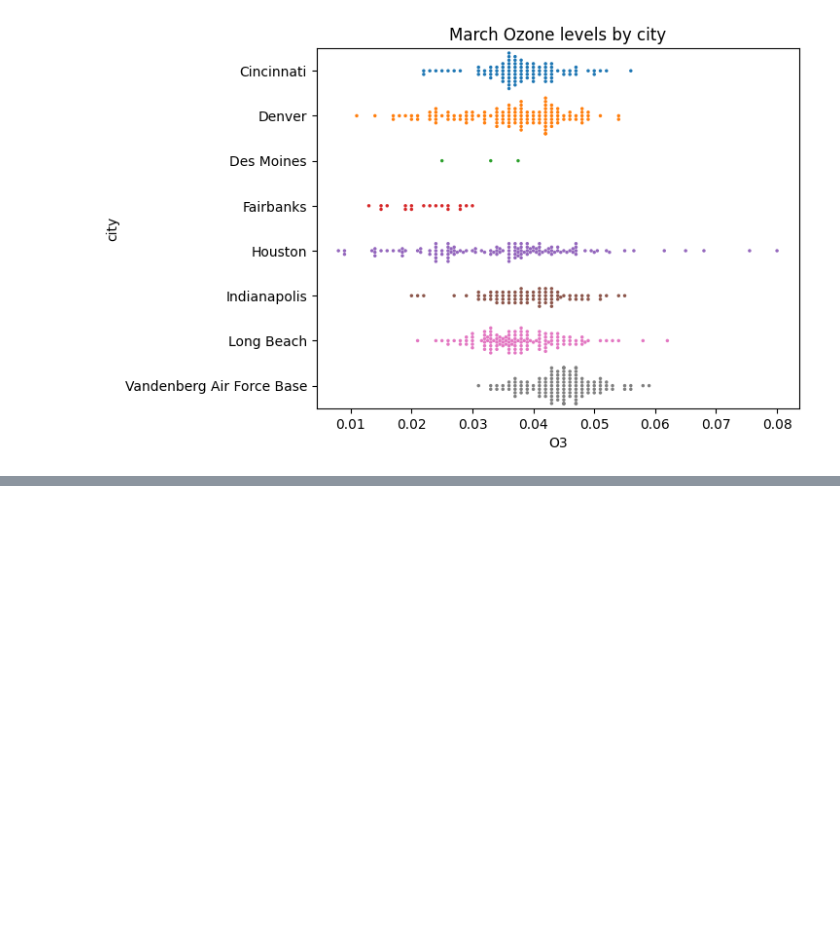
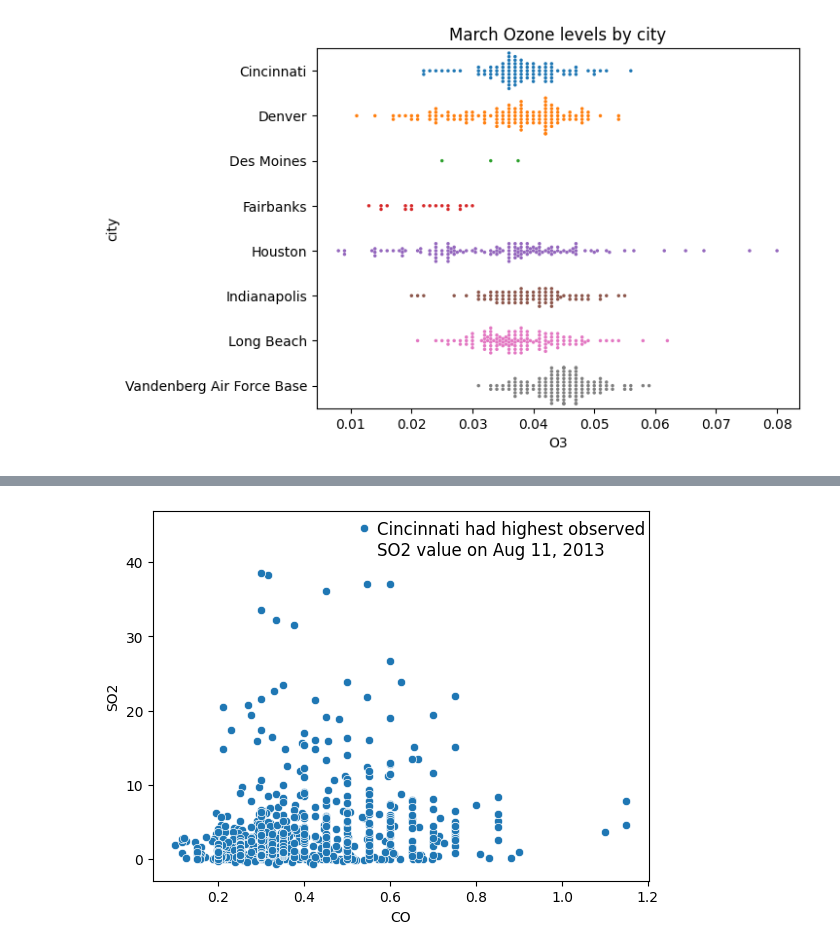
Before and after one commit to farvic/python-datascience, a Jupyter notebook: data-viz-track/improving your data visualizations/chapter1-highlighting-data.ipynb, the cells around one changed output, grey strips where cells are left out. Cells and saved outputs as stored; diff of their text form; code cells hidden in the pictures; blank space fills up the shorter version.

```diff
--- a/data-viz-track/improving your data visualizations/chapter1-highlighting-data.ipynb
+++ b/data-viz-track/improving your data visualizations/chapter1-highlighting-data.ipynb
@@ -132,0 +155,12 @@ plt.show()
+# %%
+# Draw basic scatter plot of pollution data for August
+sns.scatterplot(x = 'CO', y = 'SO2', data = pollution[pollution.month  ==  8])
+
+# Label highest SO2 value with text annotation
+plt.text(0.57, 41,
+         'Cincinnati had highest observed\nSO2 value on Aug 11, 2013',
+         # Set the font to large
+         fontdict = {'ha': 'left', 'size': 'large'})
+plt.show()
+# %% [output]
+[figure, added]
```
Also changed, not shown: parts of 24 cells of this notebook, 1 other file.
